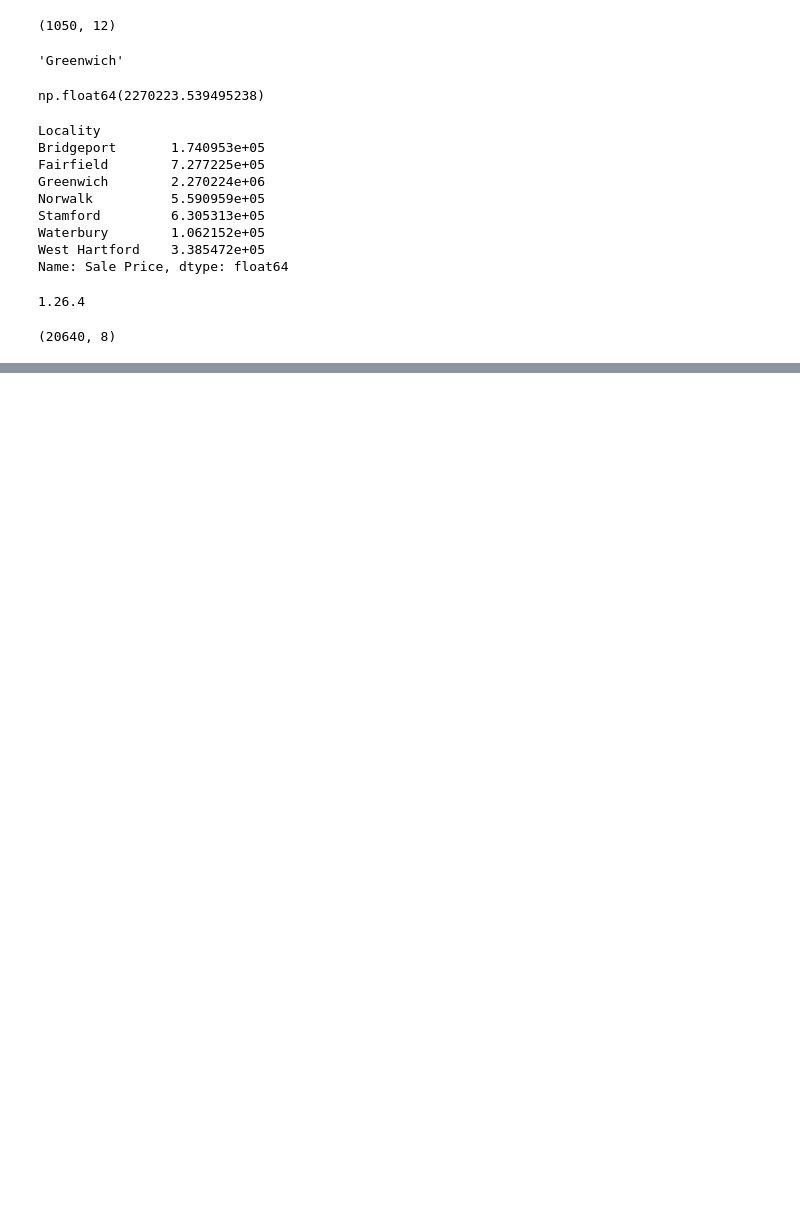
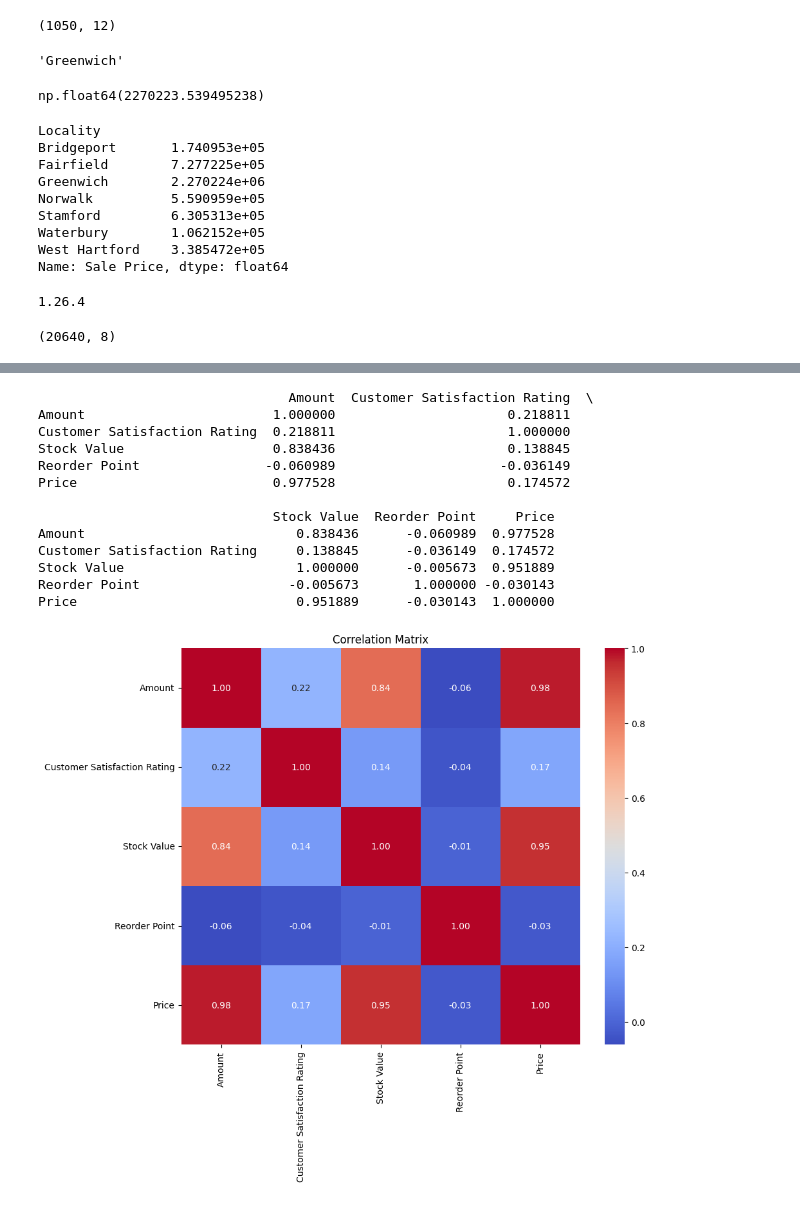
Before and after one commit to adeewies/Machine-Learning, a Jupyter notebook: working_with_pandas/pandas.ipynb, the cells around one changed output, grey strips where cells are left out. Saved outputs shown, nothing was run; the diff lists cells and outputs as text; code cells hidden in the pictures; blank space fills up the shorter version.

```diff
--- a/working_with_pandas/pandas.ipynb
+++ b/working_with_pandas/pandas.ipynb
@@ -161,0 +288,28 @@ print(housing_data.data.shape)
+# %%
+# Correlation matrix
+correlation_matrix = t_data[['Amount', 'Customer Satisfaction Rating', 'Stock Value', 'Reorder Point', 'Price']].corr()
+print(correlation_matrix)
+
+# Optional: Visualize the correlation matrix
+import seaborn as sns
+import matplotlib.pyplot as plt
+
+plt.figure(figsize=(10, 8))
+sns.heatmap(correlation_matrix, annot=True, cmap='coolwarm', fmt='.2f')
+plt.title('Correlation Matrix')
+plt.show()
+# %% [output]
+                                Amount  Customer Satisfaction Rating  \
+Amount                        1.000000                      0.218811
+Customer Satisfaction Rating  0.218811                      1.000000
+Stock Value                   0.838436                      0.138845
+Reorder Point                -0.060989                     -0.036149
+Price                         0.977528                      0.174572
+
+                              Stock Value  Reorder Point     Price
+Amount                           0.838436      -0.060989  0.977528
+Customer Satisfaction Rating     0.138845      -0.036149  0.174572
+Stock Value                      1.000000      -0.005673  0.951889
+Reorder Point                   -0.005673       1.000000 -0.030143
+Price                            0.951889      -0.030143  1.000000
+[figure, added]
```
Also changed, not shown: parts of 15 cells of this notebook, 3 other files.
